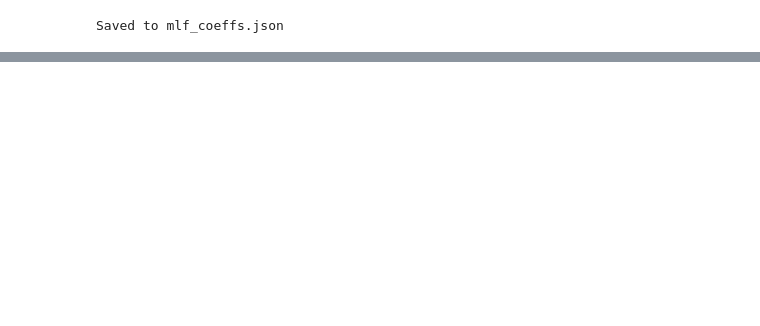
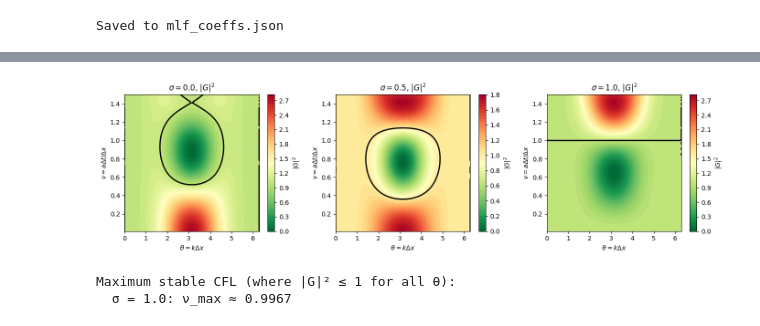
Before and after one commit to ukolov-ivan/mipt-vkr, a Jupyter notebook: src/sym.ipynb, the cells around one changed output, grey strips where cells are left out. Saved outputs shown, nothing was run; the diff lists cells and outputs as text; code cells hidden in the pictures; blank space fills up the shorter version.

```diff
--- a/src/sym.ipynb
+++ b/src/sym.ipynb
@@ -166,0 +426,19 @@ Saved to mlf_coeffs.json
+# %%
+def compute_amplification_factor(stencil_cfl):
+    """
+    Compute the amplification factor G(θ) for von Neumann analysis.
+
+    For a 5-point stencil: G = Σ s_m * exp(i*m*θ)
+    where θ = k*Δx is the dimensionless wavenumber.
+    """
+    G = sp.Integer(0)
+    for m, coeff in stencil_cfl.items():
+        G += coeff * exp(I * m * theta)
+
+    return G
+
+G = compute_amplification_factor(stencil_cfl)
+G_simplified = simplify(G)
+
+print("Amplification factor G(θ):")
+display(Math(f"G(\\theta) = {latex(G_simplified)}"))
@@ -166,0 +897,50 @@ Saved to mlf_coeffs.json
+# %%
+import numpy as np
+import matplotlib.pyplot as plt
+
+def plot_stability_region():
+    """Numerically compute and plot |G|² for various CFL and θ."""
+
+    # Lambdify for numerical evaluation
+    G_numeric = sp.lambdify((theta, cfl, sigma), G, modules='numpy')
+
+    theta_vals = np.linspace(0, 2*np.pi, 200)
+    cfl_vals = np.linspace(0.01, 1.5, 100)
+    sigma_vals = [0.0, 0.5, 1.0]
+
+    fig, axes = plt.subplots(1, 3, figsize=(14, 4))
+
+    for ax, sig in zip(axes, sigma_vals):
+        # Compute |G|² for each (θ, ν) pair
+        THETA, CFL = np.meshgrid(theta_vals, cfl_vals)
+        G_vals = G_numeric(THETA, CFL, sig)
+        G_mod_sq_vals = np.abs(G_vals)**2
+
+        # Plot
+        contour = ax.contourf(THETA, CFL, G_mod_sq_vals, levels=50, cmap='RdYlGn_r')
+        ax.contour(THETA, CFL, G_mod_sq_vals, levels=[1.0], colors='black', linewidths=2)
+
+        ax.set_xlabel(r'$\theta = k \Delta x$')
+        ax.set_ylabel(r'$\nu = a \Delta t / \Delta x$')
+        ax.set_title(f'$\\sigma = {sig}$, $|G|^2$')
+
+        plt.colorbar(contour, ax=ax, label=r'$|G|^2$')
+
+    plt.tight_layout()
+    plt.savefig('stability_region.png', dpi=150)
+    plt.show()
+
+    # Find maximum stable CFL for each sigma
+    print("\nMaximum stable CFL (where |G|² ≤ 1 for all θ):")
+    for sig in sigma_vals:
+        for nu_test in np.linspace(1.5, 0.01, 300):
+            G_vals = G_numeric(theta_vals, nu_test, sig)
+            if np.all(np.abs(G_vals)**2 <= 1.0 + 1e-10):
+                print(f"  σ = {sig}: ν_max ≈ {nu_test:.4f}")
+                break
+
+plot_stability_region()
+# %% [output]
+[figure, added]
+Maximum stable CFL (where |G|² ≤ 1 for all θ):
+  σ = 1.0: ν_max ≈ 0.9967
```
Also changed, not shown: parts of 32 cells of this notebook, 1 other file.
